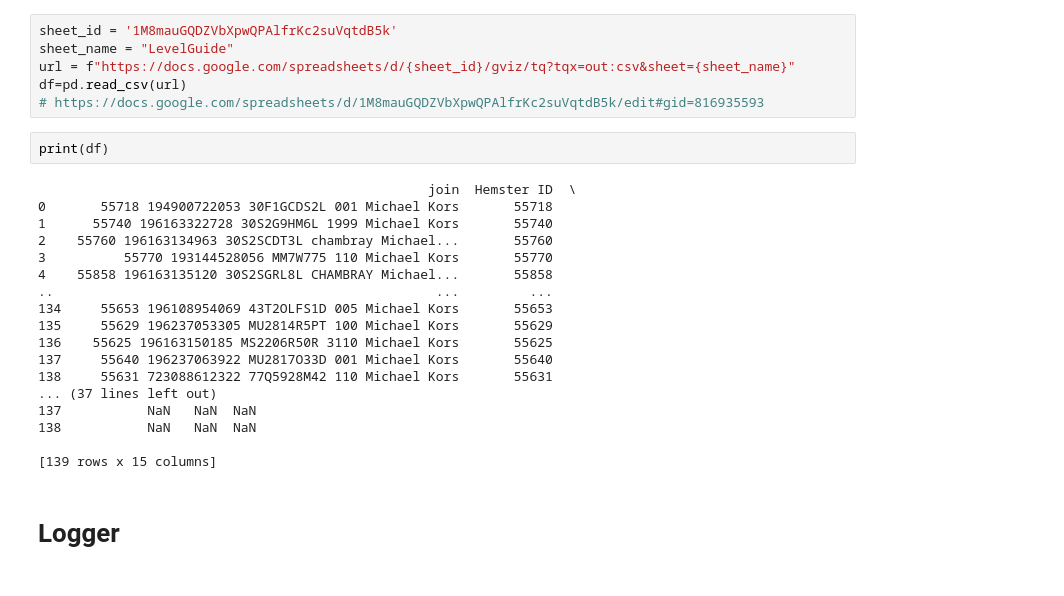
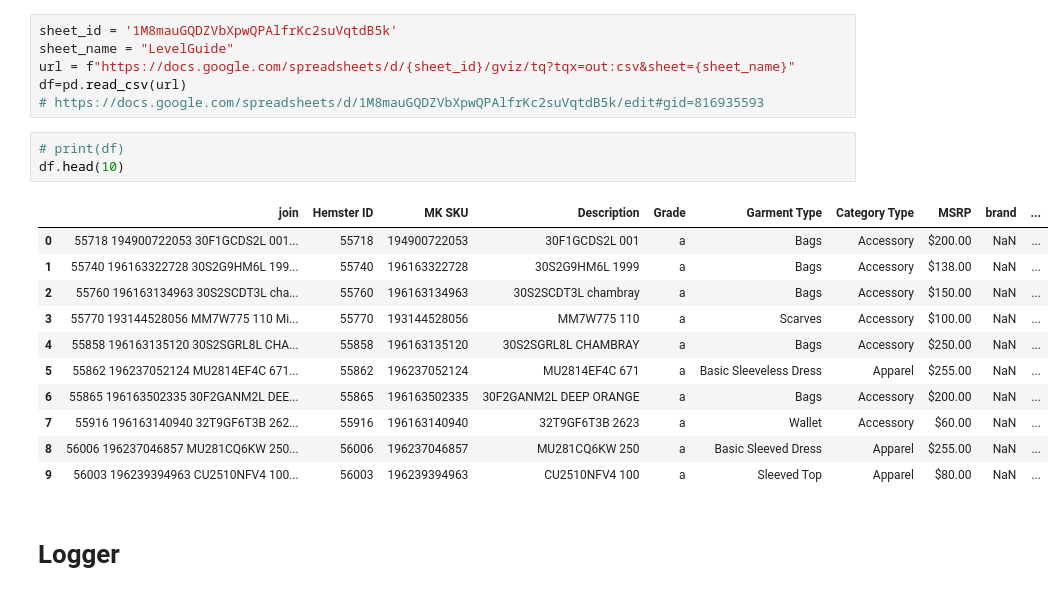
Before and after one commit to halfbug/colab, a Jupyter notebook: 100rowsfilled.ipynb, the cells around one changed output. Cells and saved outputs as stored; diff of their text form.

```diff
--- a/100rowsfilled.ipynb
+++ b/100rowsfilled.ipynb
@@ -8,26 +8,21 @@ sheet_name = "LevelGuide"
 url = f"https://docs.google.com/spreadsheets/d/{sheet_id}/gviz/tq?tqx=out:csv&sheet={sheet_name}"
 df=pd.read_csv(url)
 # https://docs.google.com/spreadsheets/d/1M8mauGQDZVbXpwQPAlfrKc2suVqtdB5k/edit#gid=816935593
-# %%
-print(df)
-# %% [output]
-                                                  join  Hemster ID  \
-0       55718 194900722053 30F1GCDS2L 001 Michael Kors       55718
-1      55740 196163322728 30S2G9HM6L 1999 Michael Kors       55740
-2    55760 196163134963 30S2SCDT3L chambray Michael...       55760
-3          55770 193144528056 MM7W775 110 Michael Kors       55770
-4    55858 196163135120 30S2SGRL8L CHAMBRAY Michael...       55858
-..                                                 ...         ...
-134     55653 196108954069 43T2OLFS1D 005 Michael Kors       55653
-135     55629 196237053305 MU2814R5PT 100 Michael Kors       55629
-136    55625 196163150185 MS2206R50R 3110 Michael Kors       55625
-137     55640 196237063922 MU2817O33D 001 Michael Kors       55640
-138     55631 723088612322 77Q5928M42 110 Michael Kors       55631
-... (37 lines left out)
-137           NaN   NaN  NaN
-138           NaN   NaN  NaN
-
-[139 rows x 15 columns]
+# %%
+# print(df)
+df.head(10)
+# %% [output]
+|  | join | Hemster ID | MK SKU | Description | Grade | Garment Type | Category Type | MSRP | brand | ... |
+| 0 | 55718 194900722053 30F1GCDS2L 001... | 55718 | 194900722053 | 30F1GCDS2L 001 | a | Bags | Accessory | $200.00 | NaN | ... |
+| 1 | 55740 196163322728 30S2G9HM6L 199... | 55740 | 196163322728 | 30S2G9HM6L 1999 | a | Bags | Accessory | $138.00 | NaN | ... |
+| 2 | 55760 196163134963 30S2SCDT3L cha... | 55760 | 196163134963 | 30S2SCDT3L chambray | a | Bags | Accessory | $150.00 | NaN | ... |
+| 3 | 55770 193144528056 MM7W775 110 Mi... | 55770 | 193144528056 | MM7W775 110 | a | Scarves | Accessory | $100.00 | NaN | ... |
+| 4 | 55858 196163135120 30S2SGRL8L CHA... | 55858 | 196163135120 | 30S2SGRL8L CHAMBRAY | a | Bags | Accessory | $250.00 | NaN | ... |
+| 5 | 55862 196237052124 MU2814EF4C 671... | 55862 | 196237052124 | MU2814EF4C 671 | a | Basic Sleeveless Dress | Apparel | $255.00 | NaN | ... |
+| 6 | 55865 196163502335 30F2GANM2L DEE... | 55865 | 196163502335 | 30F2GANM2L DEEP ORANGE | a | Bags | Accessory | $200.00 | NaN | ... |
+| 7 | 55916 196163140940 32T9GF6T3B 262... | 55916 | 196163140940 | 32T9GF6T3B 2623 | a | Wallet | Accessory | $60.00 | NaN | ... |
+| 8 | 56006 196237046857 MU281CQ6KW 250... | 56006 | 196237046857 | MU281CQ6KW 250 | a | Basic Sleeved Dress | Apparel | $255.00 | NaN | ... |
+| 9 | 56003 196239394963 CU2510NFV4 100... | 56003 | 196239394963 | CU2510NFV4 100 | a | Sleeved Top | Apparel | $80.00 | NaN | ... |
 # %% [markdown]
 # Logger
 # %%
```
Also changed, not shown: parts of 16 cells of this notebook.
